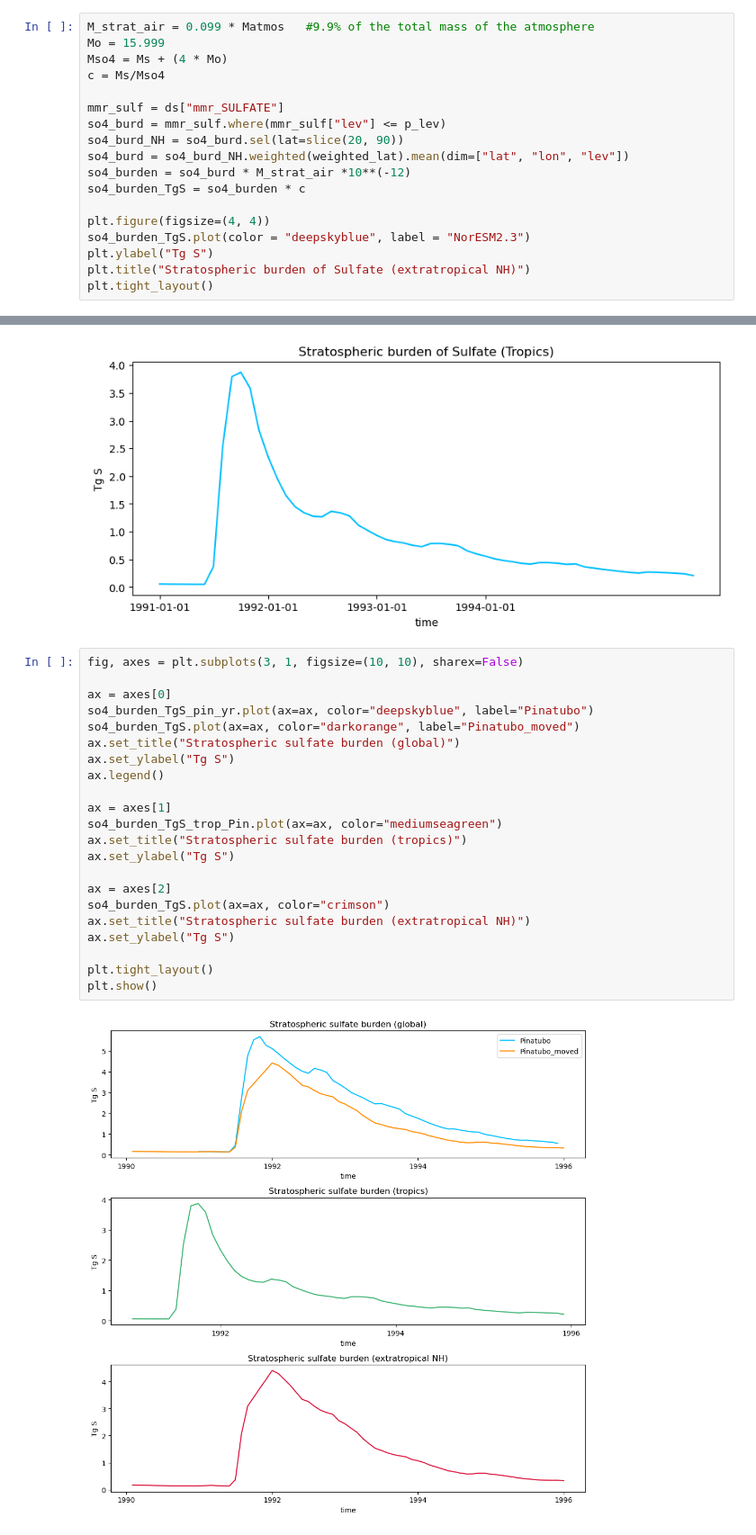
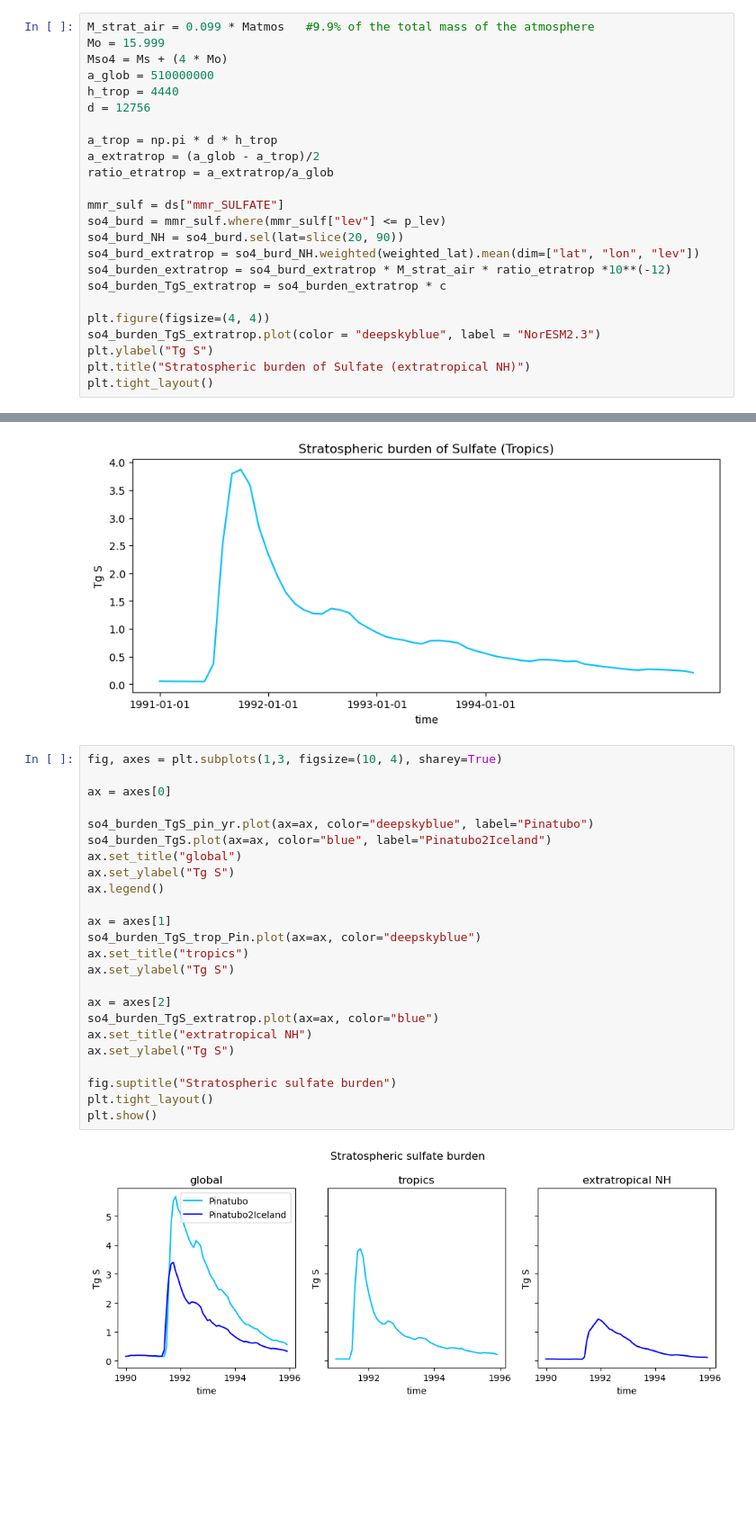
Before and after one commit to EliHHogemo/master_thesis, a Jupyter notebook: pinatubo_iceland.ipynb, the cells around one changed output, grey strips where cells are left out. Shown at 90% size. Saved outputs shown, nothing was run; the diff lists cells and outputs as text; blank space fills up the shorter version.

Commit message:
new plots, another timestep for changing pinatubo to iceland...

```diff
--- a/pinatubo_iceland.ipynb
+++ b/pinatubo_iceland.ipynb
@@ -153,17 +149,23 @@ plt.tight_layout()
 M_strat_air = 0.099 * Matmos   #9.9% of the total mass of the atmosphere
 Mo = 15.999
 Mso4 = Ms + (4 * Mo)
-c = Ms/Mso4
+a_glob = 510000000
+h_trop = 4440
+d = 12756
+
+a_trop = np.pi * d * h_trop
+a_extratrop = (a_glob - a_trop)/2
+ratio_etratrop = a_extratrop/a_glob
 
 mmr_sulf = ds["mmr_SULFATE"]
 so4_burd = mmr_sulf.where(mmr_sulf["lev"] <= p_lev)
 so4_burd_NH = so4_burd.sel(lat=slice(20, 90))
-so4_burd = so4_burd_NH.weighted(weighted_lat).mean(dim=["lat", "lon", "lev"])
-so4_burden = so4_burd * M_strat_air *10**(-12)
-so4_burden_TgS = so4_burden * c
+so4_burd_extratrop = so4_burd_NH.weighted(weighted_lat).mean(dim=["lat", "lon", "lev"])
+so4_burden_extratrop = so4_burd_extratrop * M_strat_air * ratio_etratrop *10**(-12)
+so4_burden_TgS_extratrop = so4_burden_extratrop * c
 
 plt.figure(figsize=(4, 4))
-so4_burden_TgS.plot(color = "deepskyblue", label = "NorESM2.3")
+so4_burden_TgS_extratrop.plot(color = "deepskyblue", label = "NorESM2.3")
 plt.ylabel("Tg S")
 plt.title("Stratospheric burden of Sulfate (extratropical NH)")
 plt.tight_layout()
@@ -225,27 +228,29 @@ plt.title("Stratospheric burden of Sulfate (Tropics)")
 Text(0.5, 1.0, 'Stratospheric burden of Sulfate (Tropics)')
 [figure]
 # %%
-fig, axes = plt.subplots(3, 1, figsize=(10, 10), sharex=False)
+fig, axes = plt.subplots(1,3, figsize=(10, 4), sharey=True)
 
 ax = axes[0]
+
 so4_burden_TgS_pin_yr.plot(ax=ax, color="deepskyblue", label="Pinatubo")
-so4_burden_TgS.plot(ax=ax, color="darkorange", label="Pinatubo_moved")
-ax.set_title("Stratospheric sulfate burden (global)")
+so4_burden_TgS.plot(ax=ax, color="blue", label="Pinatubo2Iceland")
+ax.set_title("global")
 ax.set_ylabel("Tg S")
 ax.legend()
 
 ax = axes[1]
-so4_burden_TgS_trop_Pin.plot(ax=ax, color="mediumseagreen")
-ax.set_title("Stratospheric sulfate burden (tropics)")
+so4_burden_TgS_trop_Pin.plot(ax=ax, color="deepskyblue")
+ax.set_title("tropics")
 ax.set_ylabel("Tg S")
 
 ax = axes[2]
-so4_burden_TgS.plot(ax=ax, color="crimson")
-ax.set_title("Stratospheric sulfate burden (extratropical NH)")
+so4_burden_TgS_extratrop.plot(ax=ax, color="blue")
+ax.set_title("extratropical NH")
 ax.set_ylabel("Tg S")
 
+fig.suptitle("Stratospheric sulfate burden")
 plt.tight_layout()
 plt.show()
 # %% [output]
-[figure, old version]
+[figure, new version]
 # %%
```
Also changed, not shown: parts of 14 cells of this notebook, 1 other file.
